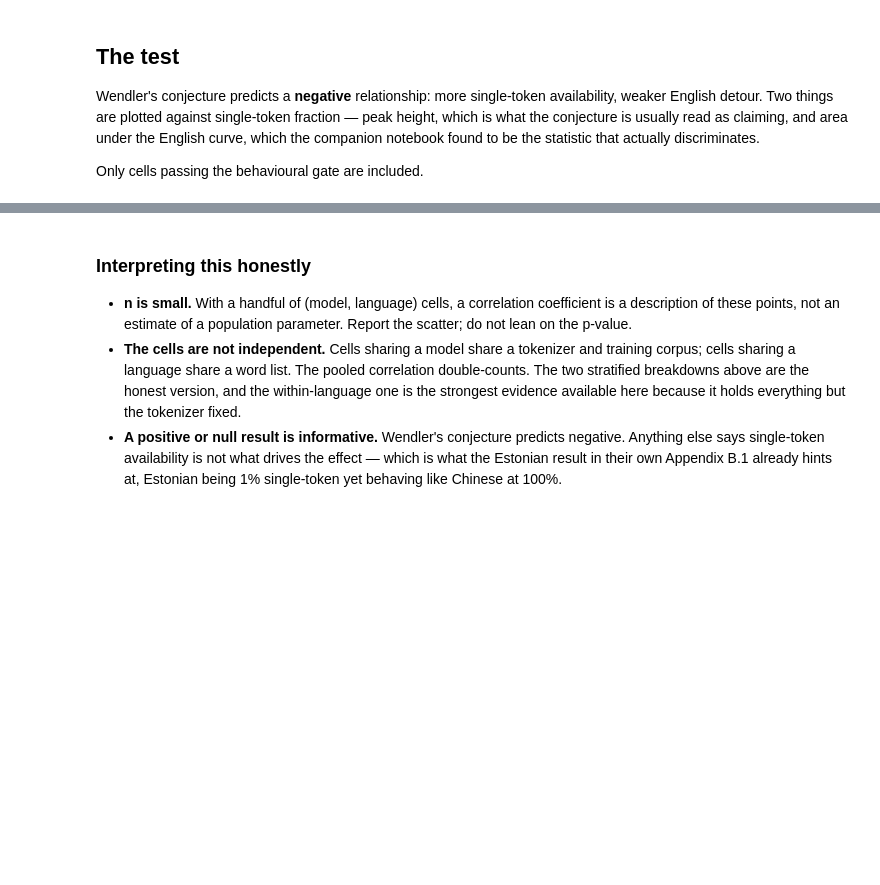
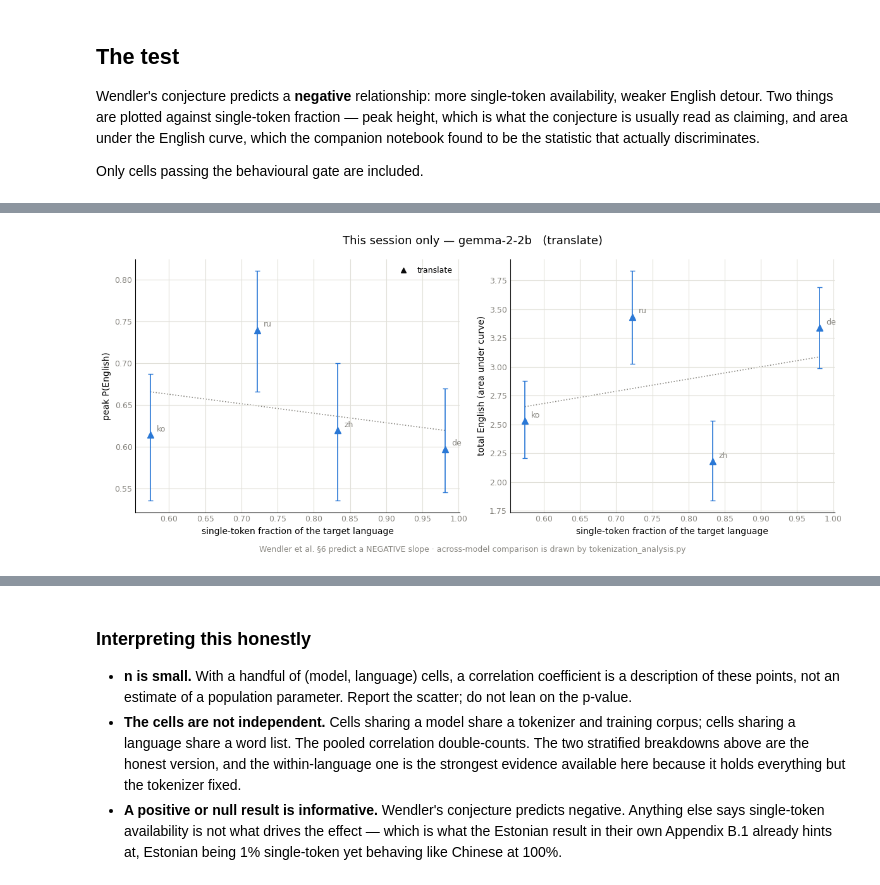
Before and after one commit to Pin-Rui-CS/does-gemma-work-in-english, a Jupyter notebook: tokenization_vs_detour.ipynb, the cells around one changed output, grey strips where cells are left out. Drawn from its saved outputs; the diff is of its cells as text; code cells hidden in the pictures; blank space fills up the shorter version.

```diff
--- a/tokenization_vs_detour.ipynb
+++ b/tokenization_vs_detour.ipynb
@@ -197,19 +216,3 @@ the target token is *identical* between the two languages, so single-token
 availability is held exactly constant and only the language framing of the
 prompt differs. Any difference in the English detour on that subset cannot be
 tokenization. It is analysed at the end.
-# %%
-import random
-
-def make_repeat_prompt(target, examples, lang, n_shot=4, seed=0):
-    '''XX -> XX repetition, the task where Wendler's tokenization claim lives.'''
-    rng = random.Random(seed)
-    i    = COL[lang]
-    lab  = LABEL[lang]
-    shots = rng.sample([e for e in examples if e[i] != target], n_shot)
-    lines = [f"{lab}: {e[i]} - {lab}: {e[i]}" for e in shots]
-    lines.append(f"{lab}: {target} - {lab}:")
-    return "\n".join(lines)
-
-for lg in ("ja", "ru", "ko"):
-    print(make_repeat_prompt(WORDS[0][COL[lg]], WORDS, lg))
-    print("---")
@@ -656,0 +923,73 @@ AUC P(English)  vs single-token fraction
+# %%
+import matplotlib.pyplot as plt
+
+# Session sanity plot: this model, its languages, both tasks. Deliberately NOT named
+# fig_tokenization_correlation.png -- that name belongs to tokenization_analysis.py,
+# which draws the same axes over every model once all sessions are extracted. Two
+# writers on one name means whichever ran last silently becomes "the figure", and
+# the single-model version would win by being extracted afterwards.
+MIN_ACC = 0.7
+keys  = [k for k in SUMM if RESULTS[k]["accuracy"] >= MIN_ACC]
+mods  = sorted({k[0] for k in keys})
+tasks = [t for t in TASKS if any(k[2] == t for k in keys)]
+x     = np.array([RESULTS[k]["single_token_frac"] for k in keys])
+
+# Task is encoded as marker shape, model as colour, so a session running both tasks
+# on one model still reads as two series rather than one cloud.
+MARK = {"repeat": "o", "translate": "^"}
+
+if not keys:
+    print("nothing passes the behavioural gate this session -- no plot.")
+else:
+    dropped = [k for k in SUMM if k not in keys]
+    print(f"{len(keys)}/{len(SUMM)} cells pass the behavioural gate (>= {MIN_ACC:.0%})")
+    for k in dropped:
+        print(f"   excluded {k[2]}/{k[1]}: acc {RESULTS[k]['accuracy']:.0%} -- the model "
+              f"cannot do this task, so its curve is not evidence about the detour")
+    CMAP = dict(zip(mods, ["#2a78d6", "#eb6834", "#1baf7a", "#eda100"]))
+
+    fig, axes = plt.subplots(1, 2, figsize=(12, 5))
+    for ax, stat, lab in ((axes[0], "peak", "peak P(English)"),
+                          (axes[1], "auc",  "total English (area under curve)")):
+        for k in keys:
+            s  = SUMM[k]
+            xi = RESULTS[k]["single_token_frac"]
+            yi, l, h = s[stat], s[stat + "_lo"], s[stat + "_hi"]
+            ax.errorbar(xi, yi, yerr=[[yi - l], [h - yi]], fmt=MARK.get(k[2], "s"),
+                        ms=7, color=CMAP[k[0]], capsize=3, lw=1.2)
+            ax.annotate(k[1], (xi, yi), textcoords="offset points",
+                        xytext=(7, 4), fontsize=9, color="#898781")
+        # One trend line per task: pooling the two would fit a line through two
+        # different conditions and describe neither.
+        for t in tasks:
+            kt = [k for k in keys if k[2] == t]
+            xt = np.array([RESULTS[k]["single_token_frac"] for k in kt])
+            yt = np.array([SUMM[k][stat] for k in kt])
+            if len(set(xt)) > 2:
+                b, a = np.polyfit(xt, yt, 1)
+                xs = np.linspace(xt.min(), xt.max(), 10)
+                ax.plot(xs, a + b * xs, ls="--" if t == "repeat" else ":",
+                        lw=1.2, color="#898781", zorder=0)
+        ax.set_xlabel("single-token fraction of the target language")
+        ax.set_ylabel(lab)
+        ax.grid(True, color="#e1e0d9", lw=0.8)
+        ax.set_axisbelow(True)
+        for s_ in ("top", "right"):
+            ax.spines[s_].set_visible(False)
+        ax.tick_params(colors="#898781", labelsize=9, length=0)
+
+    handles = [plt.Line2D([], [], marker=MARK.get(t, "s"), ls="", color="#0b0b0b",
+                          label=t) for t in tasks]
+    if len(mods) > 1:
+        handles += [plt.Line2D([], [], marker="o", ls="", color=CMAP[m],
+                               label=m.split("/")[-1]) for m in mods]
+    axes[0].legend(handles=handles, frameon=False, fontsize=9)
+    fig.suptitle(f"This session only — {', '.join(m.split('/')[-1] for m in mods)}"
+                 f"   ({', '.join(tasks)})", fontsize=13)
+    fig.text(0.5, -0.02, "Wendler et al. §6 predict a NEGATIVE slope · "
+             "across-model comparison is drawn by tokenization_analysis.py",
+             ha="center", fontsize=9, color="#898781")
+    fig.tight_layout()
+    fig.savefig(OUT / "fig_tokenization_session.png", dpi=150, bbox_inches="tight")
+    plt.show()
+# %% [output]
@@ -656,0 +997 @@ AUC P(English)  vs single-token fraction
+[figure, added]
```
Also changed, not shown: parts of 24 cells of this notebook, 38 other files.
